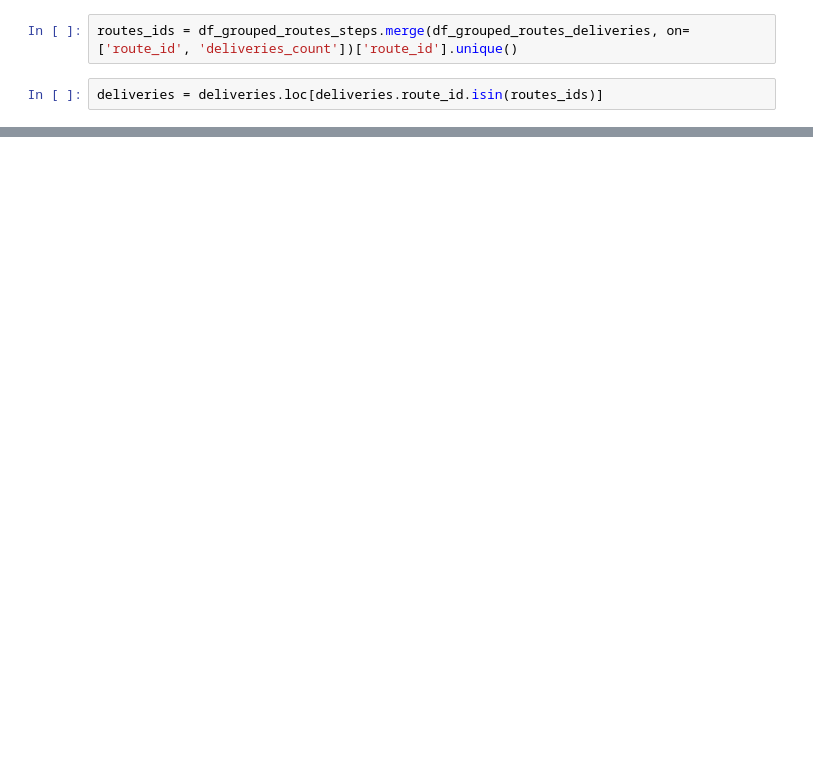
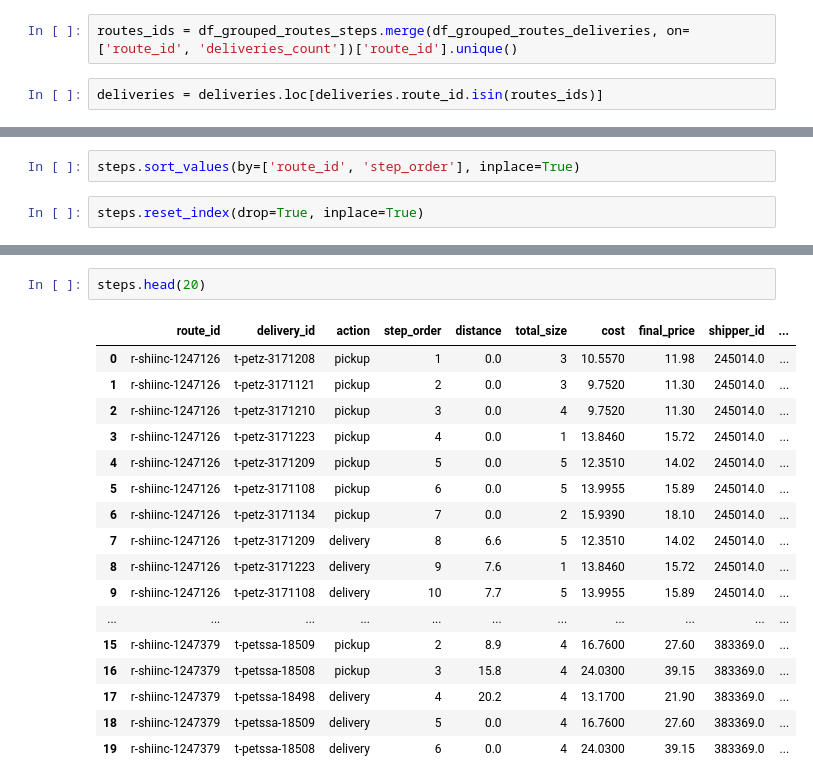
Before and after one commit to AlexVelezLl/ProyectoICD, a Jupyter notebook: 2P/notebooks/clean_dataset.ipynb, the cells around one changed output, grey strips where cells are left out. Cells and saved outputs as stored; diff of their text form; blank space fills up the shorter version.

```diff
--- a/2P/notebooks/clean_dataset.ipynb
+++ b/2P/notebooks/clean_dataset.ipynb
@@ -178,0 +207,4 @@ deliveries.to_csv('../data/deliveries.csv', index=False)
+# %%
+steps.sort_values(by=['route_id', 'step_order'], inplace=True)
+# %%
+steps.reset_index(drop=True, inplace=True)
@@ -178,0 +236,20 @@ deliveries.to_csv('../data/deliveries.csv', index=False)
+# %%
+steps.head(20)
+# %% [output]
+|  | route_id | delivery_id | action | step_order | distance | total_size | cost | final_price | shipper_id | ... |
+| 0 | r-shiinc-1247126 | t-petz-3171208 | pickup | 1 | 0.0 | 3 | 10.5570 | 11.98 | 245014.0 | ... |
+| 1 | r-shiinc-1247126 | t-petz-3171121 | pickup | 2 | 0.0 | 3 | 9.7520 | 11.30 | 245014.0 | ... |
+| 2 | r-shiinc-1247126 | t-petz-3171210 | pickup | 3 | 0.0 | 4 | 9.7520 | 11.30 | 245014.0 | ... |
+| 3 | r-shiinc-1247126 | t-petz-3171223 | pickup | 4 | 0.0 | 1 | 13.8460 | 15.72 | 245014.0 | ... |
+| 4 | r-shiinc-1247126 | t-petz-3171209 | pickup | 5 | 0.0 | 5 | 12.3510 | 14.02 | 245014.0 | ... |
+| 5 | r-shiinc-1247126 | t-petz-3171108 | pickup | 6 | 0.0 | 5 | 13.9955 | 15.89 | 245014.0 | ... |
+| 6 | r-shiinc-1247126 | t-petz-3171134 | pickup | 7 | 0.0 | 2 | 15.9390 | 18.10 | 245014.0 | ... |
+| 7 | r-shiinc-1247126 | t-petz-3171209 | delivery | 8 | 6.6 | 5 | 12.3510 | 14.02 | 245014.0 | ... |
+| 8 | r-shiinc-1247126 | t-petz-3171223 | delivery | 9 | 7.6 | 1 | 13.8460 | 15.72 | 245014.0 | ... |
+| 9 | r-shiinc-1247126 | t-petz-3171108 | delivery | 10 | 7.7 | 5 | 13.9955 | 15.89 | 245014.0 | ... |
+| ... | ... | ... | ... | ... | ... | ... | ... | ... | ... | ... |
+| 15 | r-shiinc-1247379 | t-petssa-18509 | pickup | 2 | 8.9 | 4 | 16.7600 | 27.60 | 383369.0 | ... |
+| 16 | r-shiinc-1247379 | t-petssa-18508 | pickup | 3 | 15.8 | 4 | 24.0300 | 39.15 | 383369.0 | ... |
+| 17 | r-shiinc-1247379 | t-petssa-18498 | delivery | 4 | 20.2 | 4 | 13.1700 | 21.90 | 383369.0 | ... |
+| 18 | r-shiinc-1247379 | t-petssa-18509 | delivery | 5 | 0.0 | 4 | 16.7600 | 27.60 | 383369.0 | ... |
+| 19 | r-shiinc-1247379 | t-petssa-18508 | delivery | 6 | 0.0 | 4 | 24.0300 | 39.15 | 383369.0 | ... |
```
Also changed, not shown: parts of 32 cells of this notebook.
